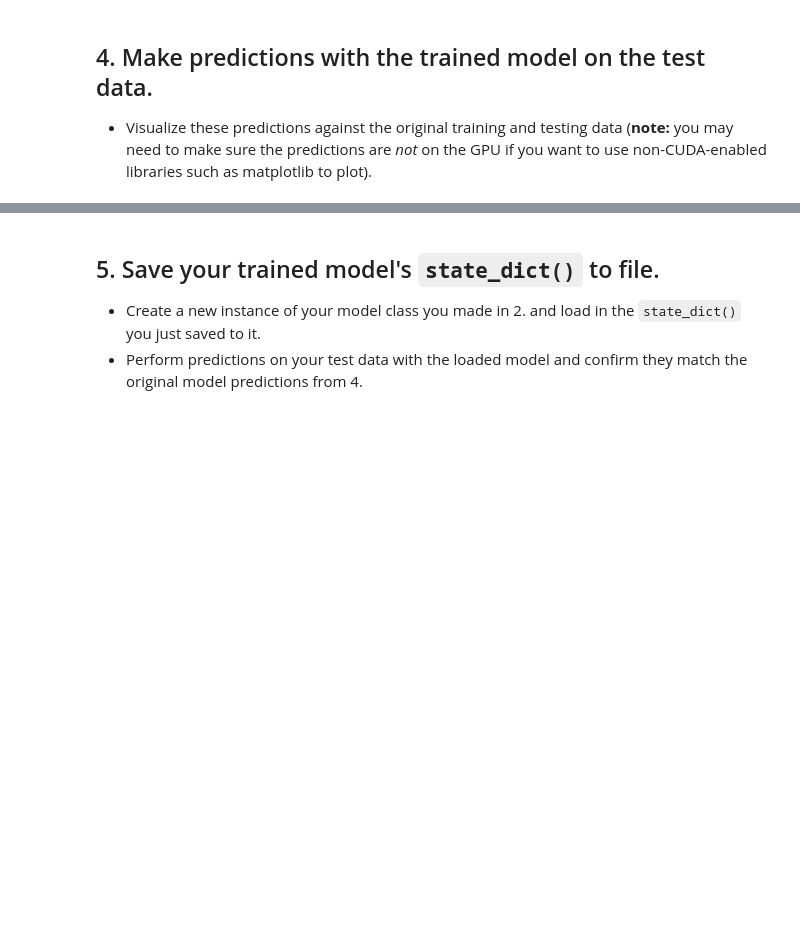
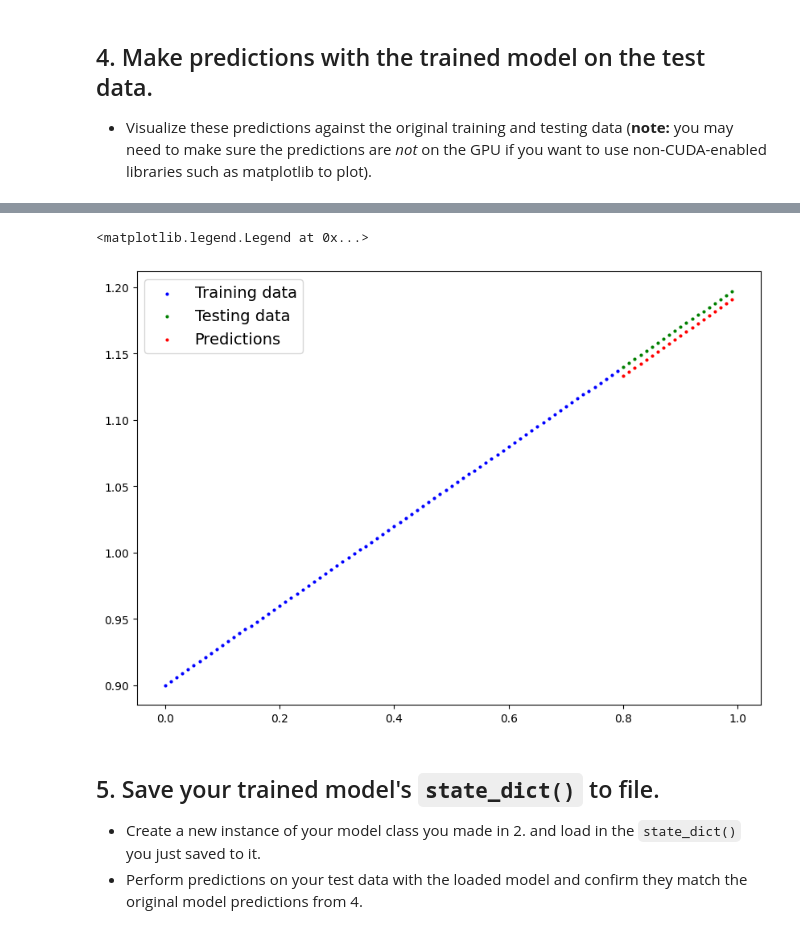
Before and after one commit to KookieDoh/PyTorch-practice, a Jupyter notebook: extras/exercises/01_pytorch_workflow_exercises.ipynb, the cells around one changed output, grey strips where cells are left out. Drawn from its saved outputs; the diff is of its cells as text; code cells hidden in the pictures; blank space fills up the shorter version.

```diff
--- a/extras/exercises/01_pytorch_workflow_exercises.ipynb
+++ b/extras/exercises/01_pytorch_workflow_exercises.ipynb
@@ -59,5 +108,7 @@ print(f"First 10 X & y samples:\nX: {X[:10]}\ny: {y[:10]}")
 # %%
 # Instantiate the model and put it to the target device
+torch.manual_seed(42)
+model_1 = LinearRegressionModule().to(device)
 # %% [markdown]
 ## 3. Create a loss function and optimizer using `nn.L1Loss()` and `torch.optim.SGD(params, lr)` respectively.
   * Set the learning rate of the optimizer to be 0.01 and the parameters to optimize should be the model parameters from the model you created in 2.
@@ -65,45 +116,49 @@ print(f"First 10 X & y samples:\nX: {X[:10]}\ny: {y[:10]}")
   * The training loop should test the model on the test dataset every 20 epochs.
 # %%
 # Create the loss function and optimizer
+loss_fn = nn.L1Loss()
+optimizer = torch.optim.SGD(params = model_1.parameters(), lr = 0.01)
 # %%
 # Training loop
 
 
 # Train model for 300 epochs
-
+epochs = 300
 
 # Send data to target device
-
+X_train = X_train.to(device)
+y_train = y_train.to(device)
+X_test = X_test.to(device)
+y_test = y_test.to(device)
 
 for epoch in range(epochs):
   ### Training
 
   # Put model in train mode
-
-
+  model_1.train()
   # 1. Forward pass
-
+  y_pred = model_1(X_train)
 
   # 2. Calculate loss
-
+  loss = loss_fn(y_pred, y_train)
 
   # 3. Zero gradients
-
+  optimizer.zero_grad()
 
   # 4. Backpropagation
-
+  loss.backward()
 
   # 5. Step the optimizer
-
+  optimizer.step()
 
   ### Perform testing every 20 epochs
   if epoch % 20 == 0:
-
     # Put model in evaluation mode and setup inference context
-
+    model_1.eval()
+    with torch.inference_mode():
       # 1. Forward pass
-
+      test_pred = model_1(X_test)
       # 2. Calculate test loss
-
+      test_loss = loss_fn(test_pred, y_test)
       # Print out what's happening
       print(f"Epoch: {epoch} | Train loss: {loss:.3f} | Test loss: {test_loss:.3f}")
@@ -112,3 +183,7 @@ for epoch in range(epochs):
   * Visualize these predictions against the original training and testing data (**note:** you may need to make sure the predictions are *not* on the GPU if you want to use non-CUDA-enabled libraries such as matplotlib to plot).
 # %%
 # Make predictions with the model
+model_1.eval()
+with torch.inference_mode():
+  y_preds = model_1(X_test)
+y_preds
@@ -117,3 +211,13 @@ for epoch in range(epochs):
+# %%
+# Plot the predictions (these may need to be on a specific device)
+plt.figure(figsize = (10,7))
+plt.scatter(X_train.cpu(), y_train.cpu(), c = "b", s = 4, label = "Training data")
+plt.scatter(X_test.cpu(), y_test.cpu(), c = "g", s = 4, label = "Testing data")
+plt.scatter(X_test.cpu(), y_preds.cpu(), c = "r", s = 4, label = "Predictions")
+plt.legend(prop = {"size":14})
+# %% [output]
+<matplotlib.legend.Legend at 0x...>
+[figure, added]
 # %% [markdown]
 ## 5. Save your trained model's `state_dict()` to file.
   * Create a new instance of your model class you made in 2. and load in the `state_dict()` you just saved to it.
```
Also changed, not shown: parts of 17 cells of this notebook.
